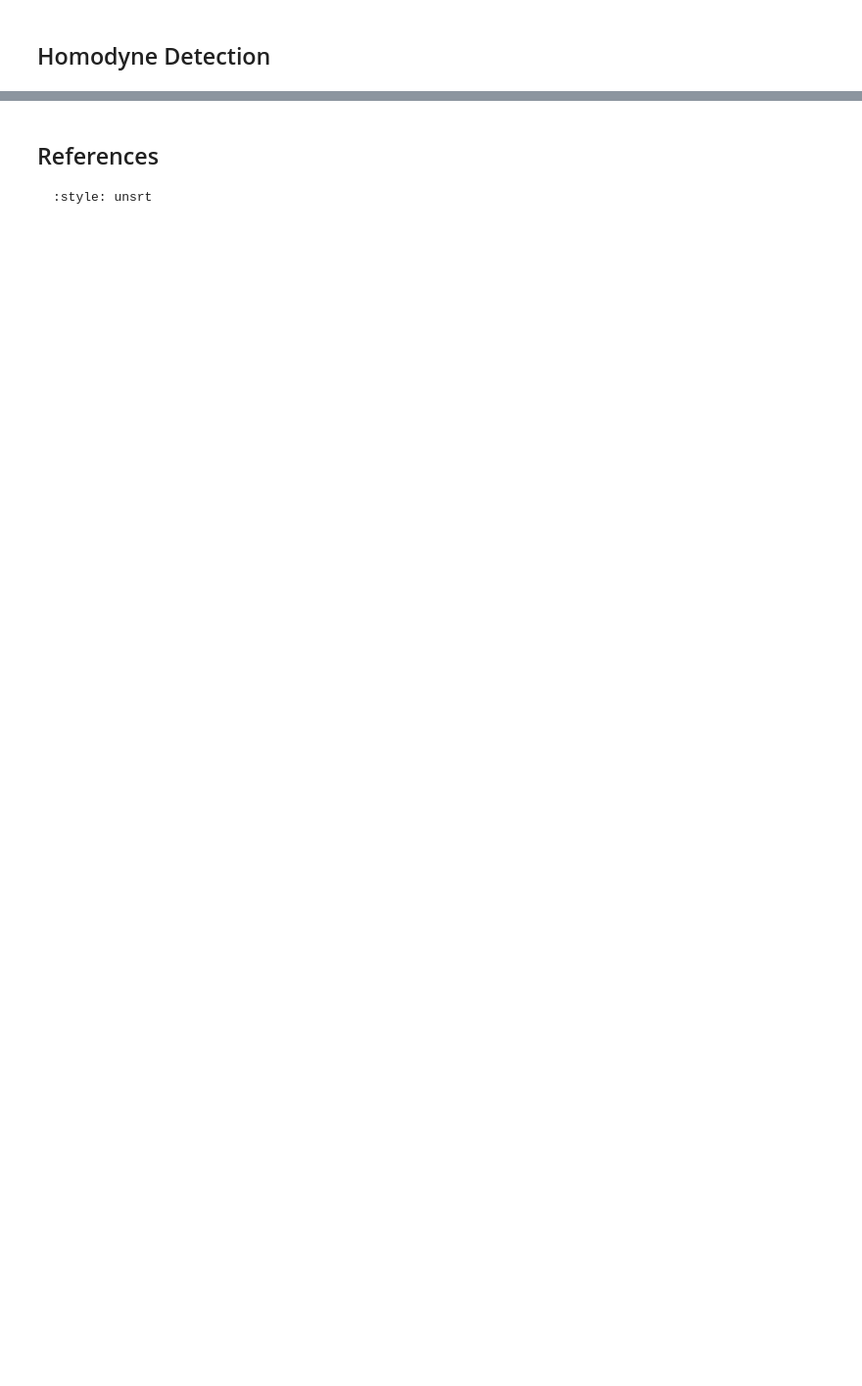
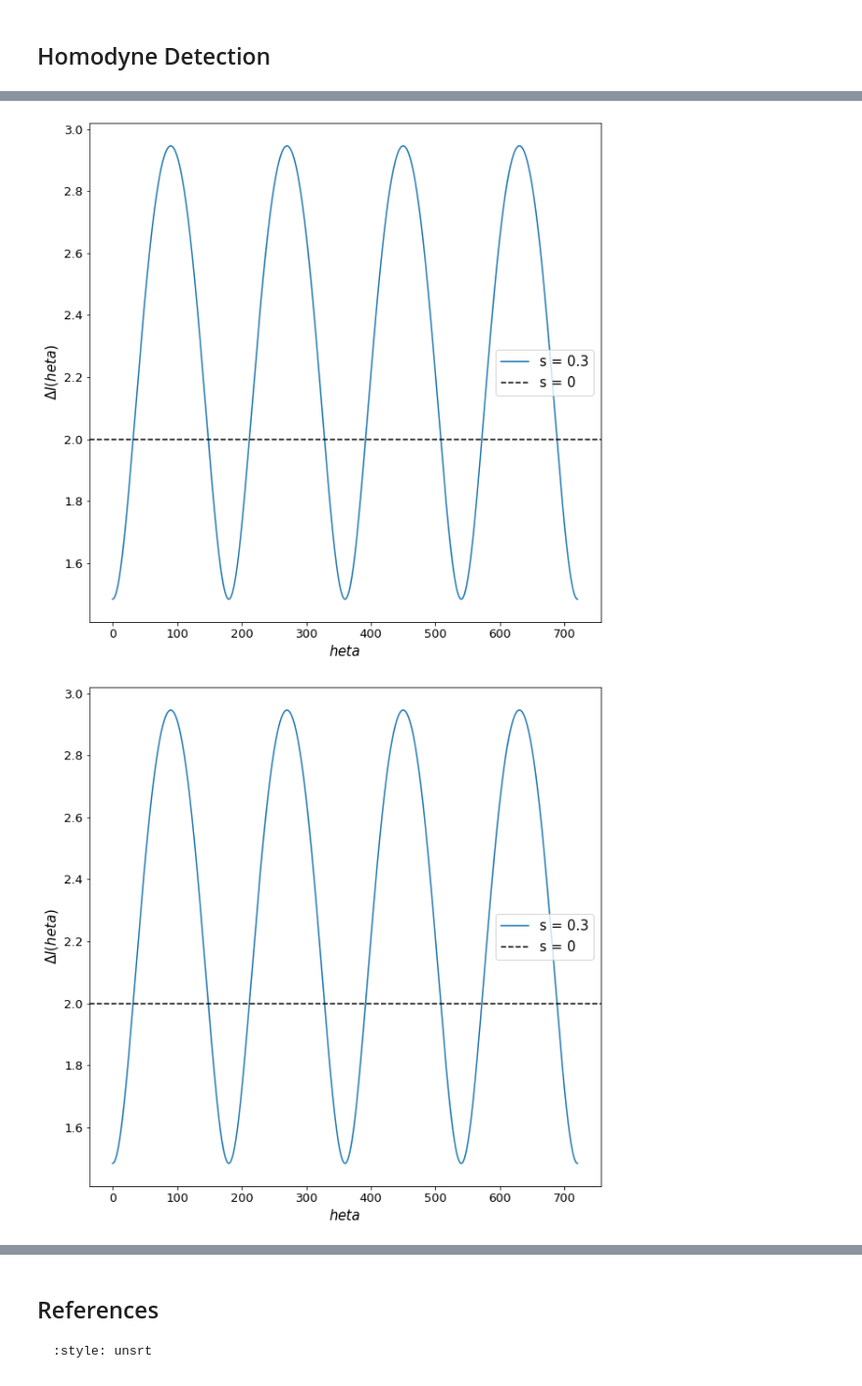
Before and after one commit to dkeathley/6.2410-lab, a Jupyter notebook: _sources/chapter-XX-interference-HOM-and-homodyne.ipynb, the cells around one changed output, grey strips where cells are left out. Shown: that part at 98% size. Cells and saved outputs as stored; diff of their text form; code cells hidden in the pictures; blank space fills up the shorter version.

```diff
--- a/_sources/chapter-XX-interference-HOM-and-homodyne.ipynb
+++ b/_sources/chapter-XX-interference-HOM-and-homodyne.ipynb
@@ -131,0 +230,31 @@ We want to emphasize here that we have taken a few liberties with the notation a
+# %%
+import matplotlib.pyplot as plt
+import numpy as np
+import matplotlib.patches as mpatches
+from myst_nb import glue
+
+fig = plt.figure()
+ax = fig.add_subplot()
+
+
+s = 0.3
+theta = np.linspace(0, 4*np.pi, 1000)
+delA = 4*np.sqrt(1/4 - s*np.sqrt((1 - s**2)/2)*np.cos(2*theta) + s**2)
+
+ax.plot(theta*180/np.pi, delA, label="s = 0.3")
+ax.axhline(2.0, color="black", linestyle="--", label="s = 0")
+
+#ax.set_ylim(0, 1.55)
+ax.set_xlabel('$\theta$', fontsize=15)
+ax.set_ylabel('$\Delta I(\theta)$', fontsize=15)
+ax.tick_params(labelsize=13)
+ax.legend(fontsize=15)
+
+#plt.gca().set_aspect('equal')
+
+fig.set_size_inches(10, 10)
+
+glue("homodyne_noise_squeezed_state", fig, display=False)
+# %% [output]
+[figure, added]
+[figure, added]
```
Also changed, not shown: parts of 3 cells of this notebook, 8 other files.
